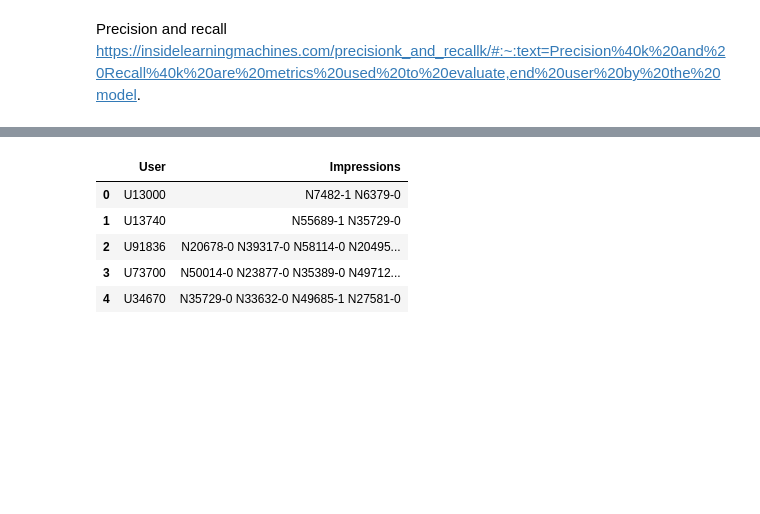
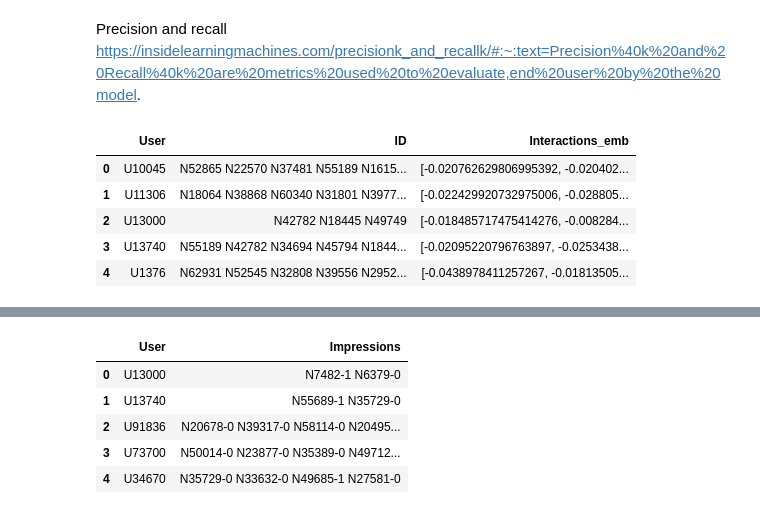
Before and after one commit to krisbara/GPT-Recommender-systems, a Jupyter notebook: evaluation_general.ipynb, the cells around one changed output, grey strips where cells are left out. Saved outputs shown, nothing was run; the diff lists cells and outputs as text; code cells hidden in the pictures; blank space fills up the shorter version.

```diff
--- a/evaluation_general.ipynb
+++ b/evaluation_general.ipynb
@@ -8,0 +14,10 @@ from typing import List
+# %%
+users = pd.read_csv("data_embeddings/users_emb_test.csv") #document with user interactions
+users.head()
+# %% [output]
+|  | User | ID | Interactions_emb |
+| 0 | U10045 | N52865 N22570 N37481 N55189 N1615... | [-0.020762629806995392, -0.020402... |
+| 1 | U11306 | N18064 N38868 N60340 N31801 N3977... | [-0.022429920732975006, -0.028805... |
+| 2 | U13000 | N42782 N18445 N49749 | [-0.018485717475414276, -0.008284... |
+| 3 | U13740 | N55189 N42782 N34694 N45794 N1844... | [-0.02095220796763897, -0.0253438... |
+| 4 | U1376 | N62931 N52545 N32808 N39556 N2952... | [-0.0438978411257267, -0.01813505... |
```
Also changed, not shown: parts of 13 cells of this notebook, 7 other files.
